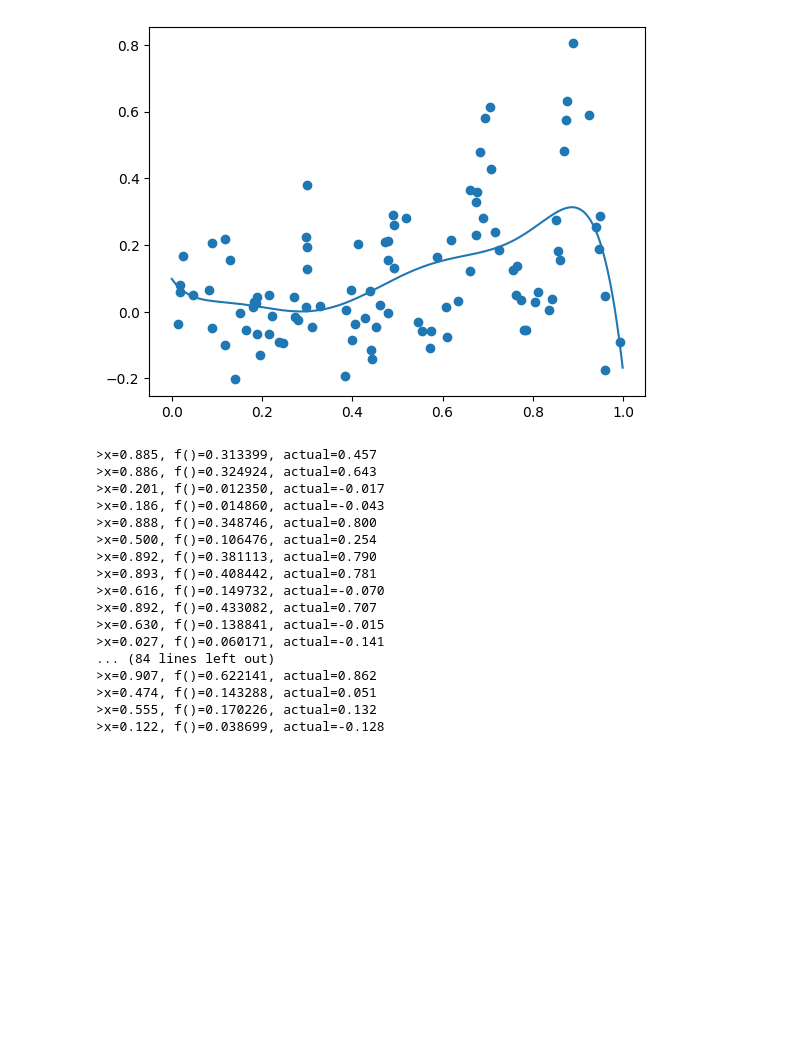
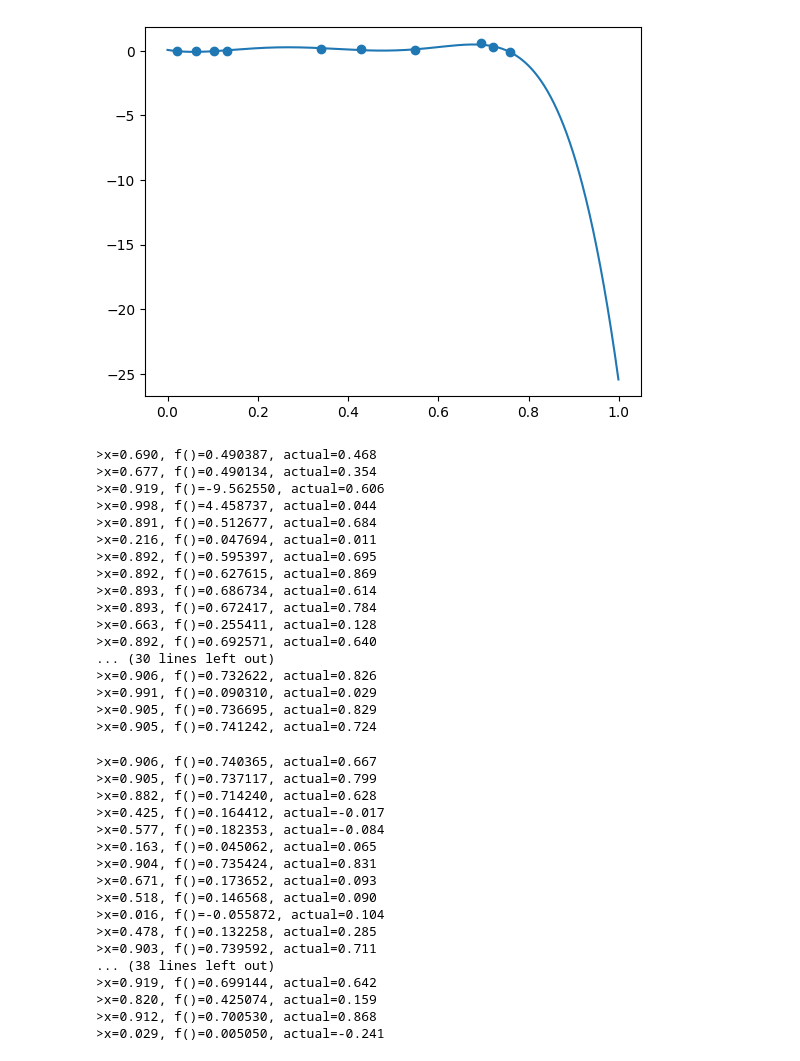
Before and after one commit to 100sjun/repos_python, a Jupyter notebook: Study/Bayesian_Optimization/02. Bayesian Optimization for 1D function from scatch.ipynb, the cells around one changed output. Saved outputs shown, nothing was run; the diff lists cells and outputs as text; code cells hidden in the pictures; blank space fills up the shorter version.

```diff
--- a/Study/Bayesian_Optimization/02. Bayesian Optimization for 1D function from scatch.ipynb
+++ b/Study/Bayesian_Optimization/02. Bayesian Optimization for 1D function from scatch.ipynb
@@ -66,50 +66,67 @@ def plot(X, y, model):
 	pyplot.show()
 # %%
 # sample the domain sparsely with noise
-X = random(100)
+X = random(10)
 y = asarray([objective(x) for x in X])
 # reshape into rows and cols
 X = X.reshape(len(X), 1)
 y = y.reshape(len(y), 1)
 # define the model
 model = GaussianProcessRegressor()
 # fit the model
 model.fit(X, y)
 # plot before hand
 plot(X, y, model)
 # perform the optimization process
 for i in range(100):
 	# select the next point to sample
 	x = opt_acquisition(X, y, model)
 	# sample the point
 	actual = objective(x)
 	# summarize the finding
 	est, _ = surrogate(model, [[x]])
 	print('>x=%.3f, f()=%3f, actual=%.3f' % (x, est, actual))
 	# add the data to the dataset
 	X = vstack((X, [[x]]))
 	y = vstack((y, [[actual]]))
 	# update the model
 	model.fit(X, y)
 # %% [output]
-[figure, old version]
+[figure, new version]
->x=0.885, f()=0.313399, actual=0.457
->x=0.886, f()=0.324924, actual=0.643
->x=0.201, f()=0.012350, actual=-0.017
->x=0.186, f()=0.014860, actual=-0.043
->x=0.888, f()=0.348746, actual=0.800
->x=0.500, f()=0.106476, actual=0.254
->x=0.892, f()=0.381113, actual=0.790
->x=0.893, f()=0.408442, actual=0.781
->x=0.616, f()=0.149732, actual=-0.070
->x=0.892, f()=0.433082, actual=0.707
->x=0.630, f()=0.138841, actual=-0.015
->x=0.027, f()=0.060171, actual=-0.141
-... (84 lines left out)
->x=0.907, f()=0.622141, actual=0.862
->x=0.474, f()=0.143288, actual=0.051
->x=0.555, f()=0.170226, actual=0.132
->x=0.122, f()=0.038699, actual=-0.128
+>x=0.690, f()=0.490387, actual=0.468
+>x=0.677, f()=0.490134, actual=0.354
+>x=0.919, f()=-9.562550, actual=0.606
+>x=0.998, f()=4.458737, actual=0.044
+>x=0.891, f()=0.512677, actual=0.684
+>x=0.216, f()=0.047694, actual=0.011
+>x=0.892, f()=0.595397, actual=0.695
+>x=0.892, f()=0.627615, actual=0.869
+>x=0.893, f()=0.686734, actual=0.614
+>x=0.893, f()=0.672417, actual=0.784
+>x=0.663, f()=0.255411, actual=0.128
+>x=0.892, f()=0.692571, actual=0.640
+... (30 lines left out)
+>x=0.906, f()=0.732622, actual=0.826
+>x=0.991, f()=0.090310, actual=0.029
+>x=0.905, f()=0.736695, actual=0.829
+>x=0.905, f()=0.741242, actual=0.724
+>x=0.906, f()=0.740365, actual=0.667
+>x=0.905, f()=0.737117, actual=0.799
+>x=0.882, f()=0.714240, actual=0.628
+>x=0.425, f()=0.164412, actual=-0.017
+>x=0.577, f()=0.182353, actual=-0.084
+>x=0.163, f()=0.045062, actual=0.065
+>x=0.904, f()=0.735424, actual=0.831
+>x=0.671, f()=0.173652, actual=0.093
+>x=0.518, f()=0.146568, actual=0.090
+>x=0.016, f()=-0.055872, actual=0.104
+>x=0.478, f()=0.132258, actual=0.285
+>x=0.903, f()=0.739592, actual=0.711
+... (38 lines left out)
+>x=0.919, f()=0.699144, actual=0.642
+>x=0.820, f()=0.425074, actual=0.159
+>x=0.912, f()=0.700530, actual=0.868
+>x=0.029, f()=0.005050, actual=-0.241
 # %%
 # plot all samples and the final surrogate function
 plot(X, y, model)
```
Also changed, not shown: parts of 1 cell of this notebook, 2 other files.
